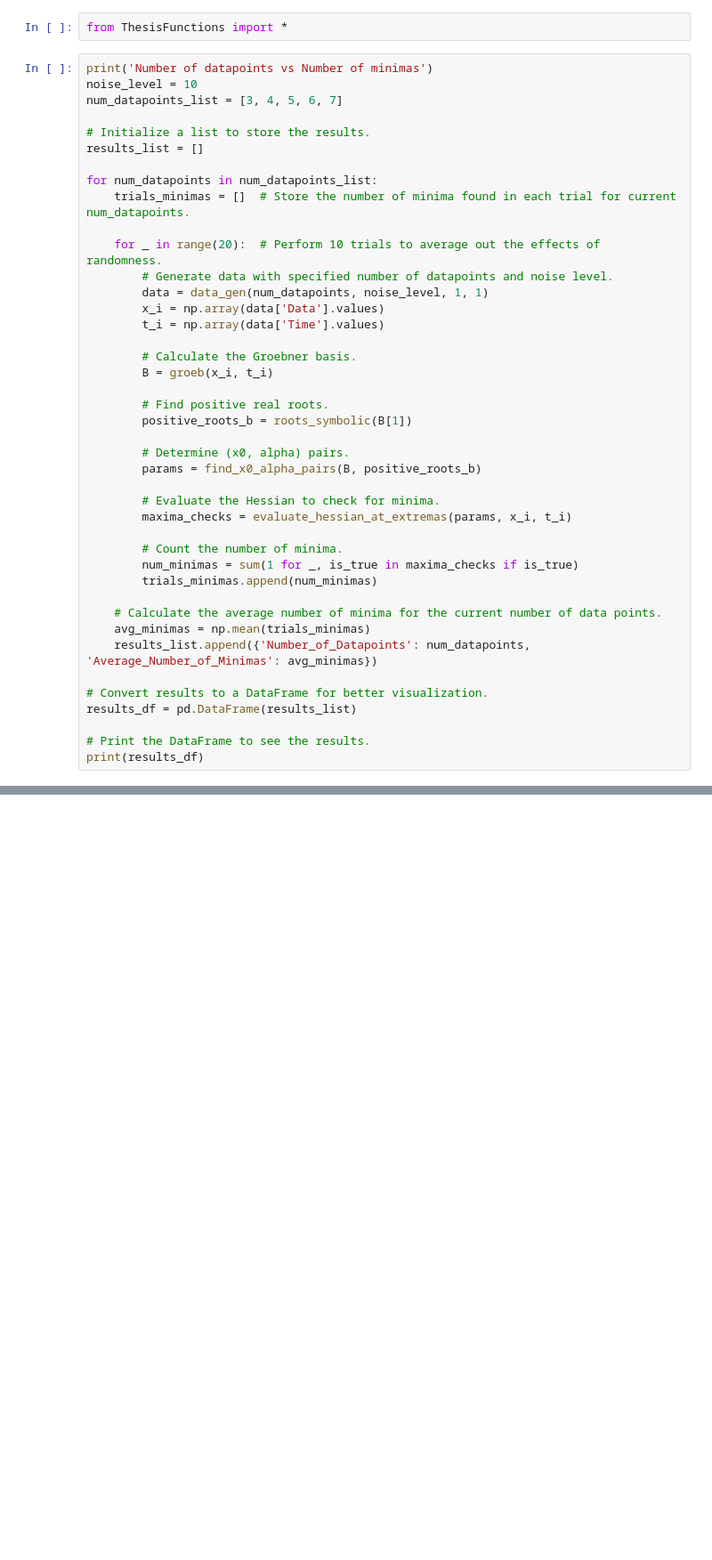
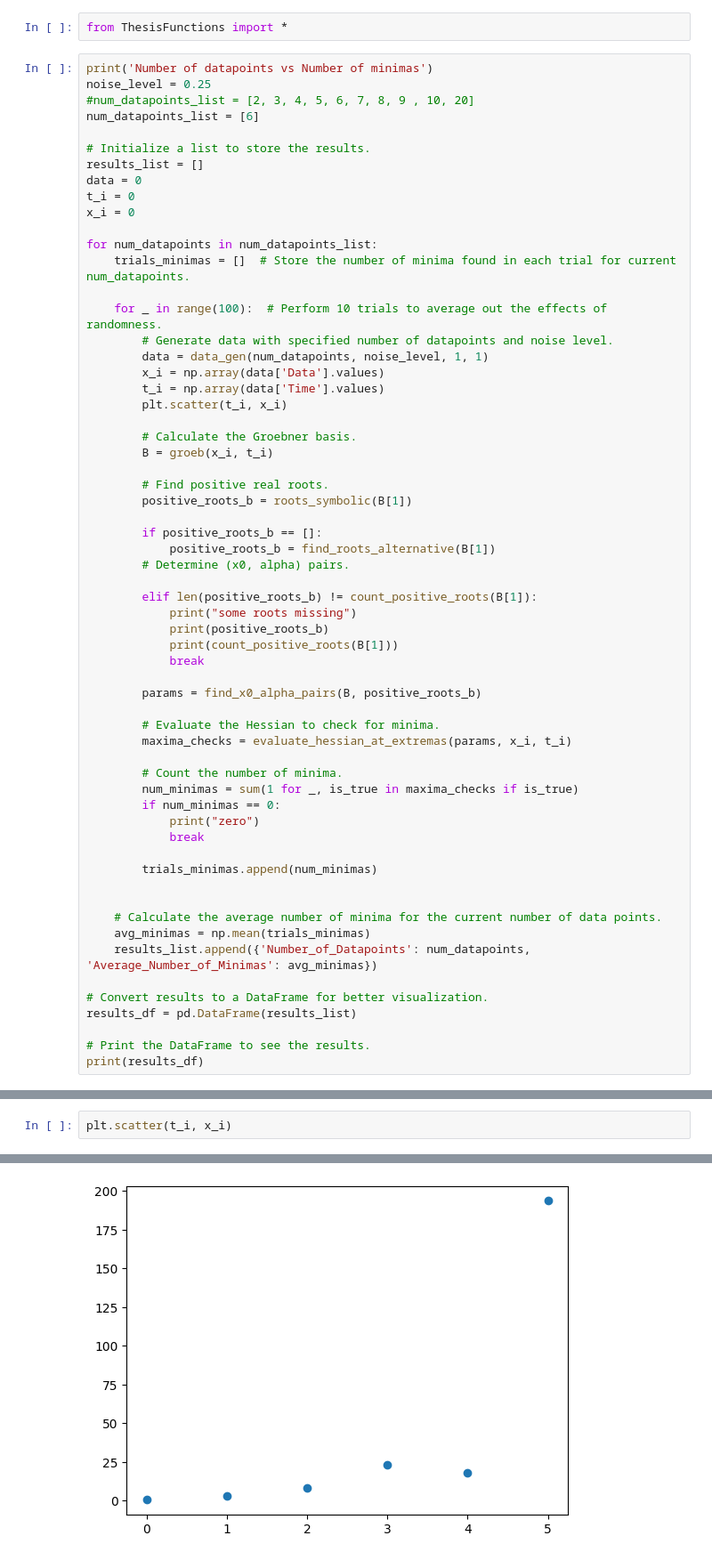
Before and after one commit to amineroudani/Thesis, a Jupyter notebook: MinimasVsNumDatapoints.ipynb, the cells around one changed output, grey strips where cells are left out. Shown at 89% size. Drawn from its saved outputs; the diff is of its cells as text; blank space fills up the shorter version.

```diff
--- a/MinimasVsNumDatapoints.ipynb
+++ b/MinimasVsNumDatapoints.ipynb
@@ -2,20 +2,25 @@
 from ThesisFunctions import *
 # %%
 print('Number of datapoints vs Number of minimas')
-noise_level = 10
-num_datapoints_list = [3, 4, 5, 6, 7]
+noise_level = 0.25
+#num_datapoints_list = [2, 3, 4, 5, 6, 7, 8, 9 , 10, 20]
+num_datapoints_list = [6]
 
 # Initialize a list to store the results.
 results_list = []
+data = 0
+t_i = 0
+x_i = 0
 
 for num_datapoints in num_datapoints_list:
     trials_minimas = []  # Store the number of minima found in each trial for current num_datapoints.
 
-    for _ in range(20):  # Perform 10 trials to average out the effects of randomness.
+    for _ in range(100):  # Perform 10 trials to average out the effects of randomness.
         # Generate data with specified number of datapoints and noise level.
         data = data_gen(num_datapoints, noise_level, 1, 1)
         x_i = np.array(data['Data'].values)
         t_i = np.array(data['Time'].values)
+        plt.scatter(t_i, x_i)
 
         # Calculate the Groebner basis.
         B = groeb(x_i, t_i)
@@ -23,7 +28,16 @@ for num_datapoints in num_datapoints_list:
         # Find positive real roots.
         positive_roots_b = roots_symbolic(B[1])
 
+        if positive_roots_b == []:
+            positive_roots_b = find_roots_alternative(B[1])
         # Determine (x0, alpha) pairs.
+
+        elif len(positive_roots_b) != count_positive_roots(B[1]):
+            print("some roots missing")
+            print(positive_roots_b)
+            print(count_positive_roots(B[1]))
+            break
+
         params = find_x0_alpha_pairs(B, positive_roots_b)
 
         # Evaluate the Hessian to check for minima.
@@ -31,7 +45,12 @@ for num_datapoints in num_datapoints_list:
 
         # Count the number of minima.
         num_minimas = sum(1 for _, is_true in maxima_checks if is_true)
+        if num_minimas == 0:
+            print("zero")
+            break
+
         trials_minimas.append(num_minimas)
+
 
     # Calculate the average number of minima for the current number of data points.
     avg_minimas = np.mean(trials_minimas)
@@ -52,0 +144,3 @@ Number of datapoints vs Number of minimas
+# %%
+plt.scatter(t_i, x_i)
+# %% [output]
@@ -52,0 +148 @@ Number of datapoints vs Number of minimas
+[figure, added]
```
Also changed, not shown: parts of 15 cells of this notebook, 8 other files.
